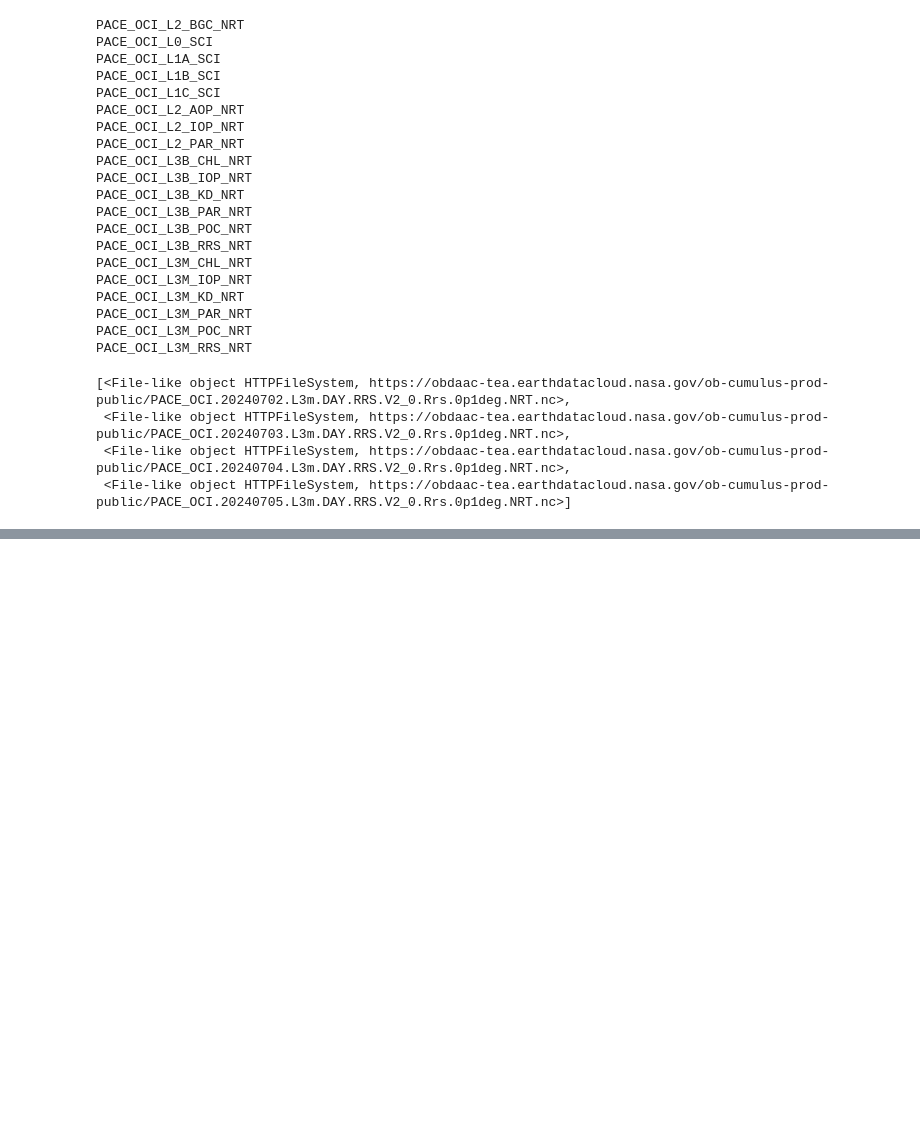
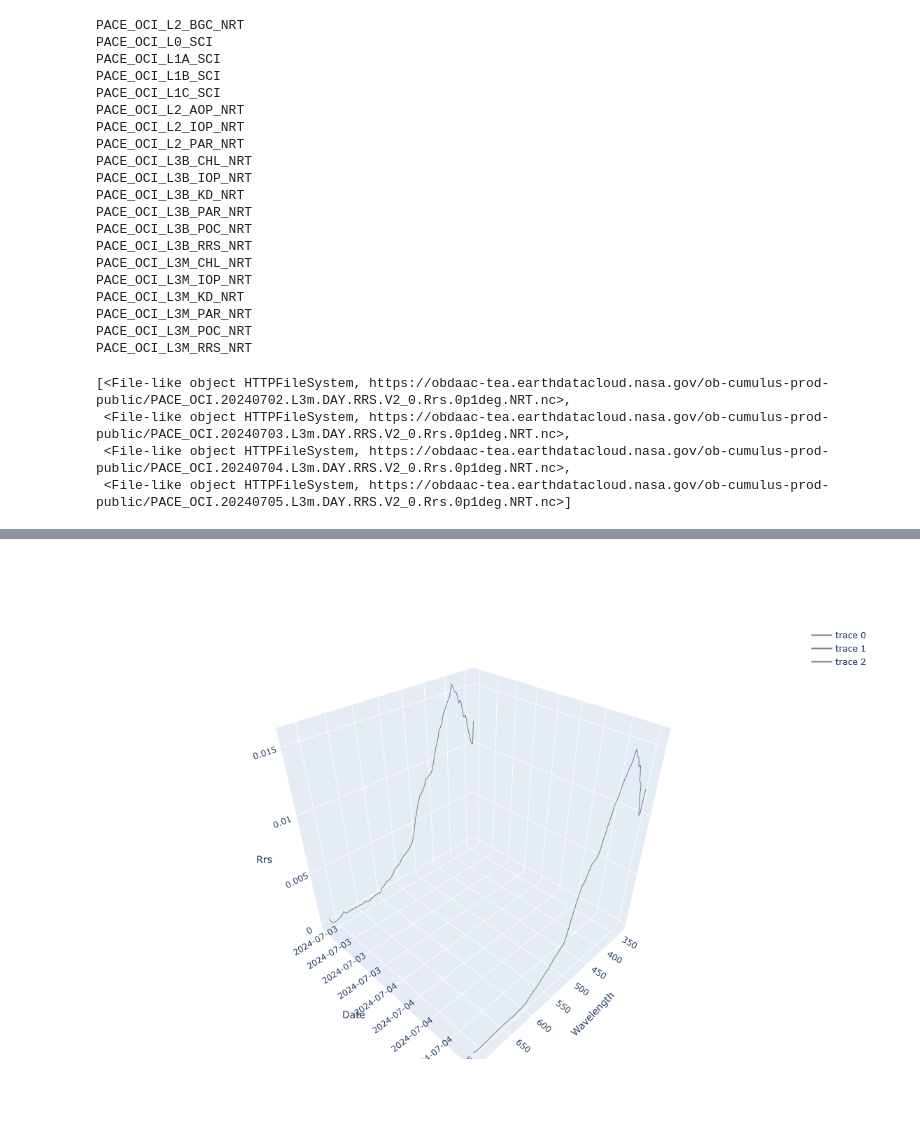
Before and after one commit to oceanhackweek/ohw24_proj_pace, a Jupyter notebook: contributor_folders/Farley/bloom_viz_pk_fm.ipynb, the cells around one changed output, grey strips where cells are left out. Saved outputs shown, nothing was run; the diff lists cells and outputs as text; code cells hidden in the pictures; blank space fills up the shorter version.

```diff
--- a/contributor_folders/Farley/bloom_viz_pk_fm.ipynb
+++ b/contributor_folders/Farley/bloom_viz_pk_fm.ipynb
@@ -64,24 +66,38 @@ paths
  <File-like object HTTPFileSystem, https://obdaac-tea.earthdatacloud.nasa.gov/ob-cumulus-prod-public/PACE_OCI.20240705.L3m.DAY.RRS.V2_0.Rrs.0p1deg.NRT.nc>]
 # %%
 import xarray as xr
+from datetime import datetime
 
 # Use dask for lazy loading
 combined_datasets = []
+dates = []
 
 # Iterate over all the datasets
 for i in range(1, len(paths)):
     # Open dataset without specifying chunks
-    dataset = xr.open_dataset(paths[i])  # Load the dataset first
+    dataset = xr.open_dataset(paths[i])
 
     # Rechunk the dataset after loading
     dataset = dataset.chunk({'lon': 'auto', 'lat': 'auto'})  # Use 'auto' or set specific sizes
 
     # Subset the dataset within the specified region and append to list
     subset = dataset.sel(lon=slice(-159.5, -157.5), lat=slice(27.5, 26))
+
+    # Extract the date and convert to datetime
+    date = subset.attrs['time_coverage_start']
+    date = datetime.fromisoformat(date.replace("_", "T"))  # Convert to datetime
+
+    # Append the subset to the list of datasets
     combined_datasets.append(subset)
 
-# Concatenate all subsets along the 'dataset' dimension
+    # Keep track of the dates separately
+    dates.append(date)
+
+# Concatenate all subsets along a new dimension, e.g., 'dataset'
 combined_dataset = xr.concat(combined_datasets, dim='dataset')
 
 # Calculate the mean Rrs value across lon and lat for each dataset
 average_per_dataset = combined_dataset.mean(dim=['lon', 'lat'])
+
+# Add dates as a coordinate to the averaged dataset
+average_per_dataset = average_per_dataset.assign_coords(datetime=('dataset', dates))
@@ -166,0 +246,37 @@ fig.show()
+# %%
+import plotly.graph_objects as go
+
+# Extract values for plotting
+wavelengths = average_per_dataset['wavelength'].values
+rrs_values = average_per_dataset['Rrs'].compute()
+dates = average_per_dataset['datetime'].values
+
+# Create a 3D scatter plot
+fig = go.Figure()
+
+for dataset_index in range(rrs_values.shape[0]):
+    fig.add_trace(go.Scatter3d(
+        x=wavelengths,
+        y=[dates[dataset_index]] * len(wavelengths),  # Use the date for each dataset
+        z=rrs_values[dataset_index],
+        mode='lines',
+        line=dict(color='slategray')
+    ))
+
+fig.update_layout(
+    scene=dict(
+        xaxis_title='Wavelength',
+        yaxis_title='Date',
+        zaxis_title='Rrs',
+        yaxis=dict(
+            tickformat='%Y-%m-%d',  # Format y-axis ticks as dates
+            type='date'  # Ensure y-axis treats values as dates
+        )
+    ),
+    width=1200,
+    height=800,
+)
+
+fig.show()
+# %% [output]
+[figure, added]
```
Also changed, not shown: parts of 8 cells of this notebook.
